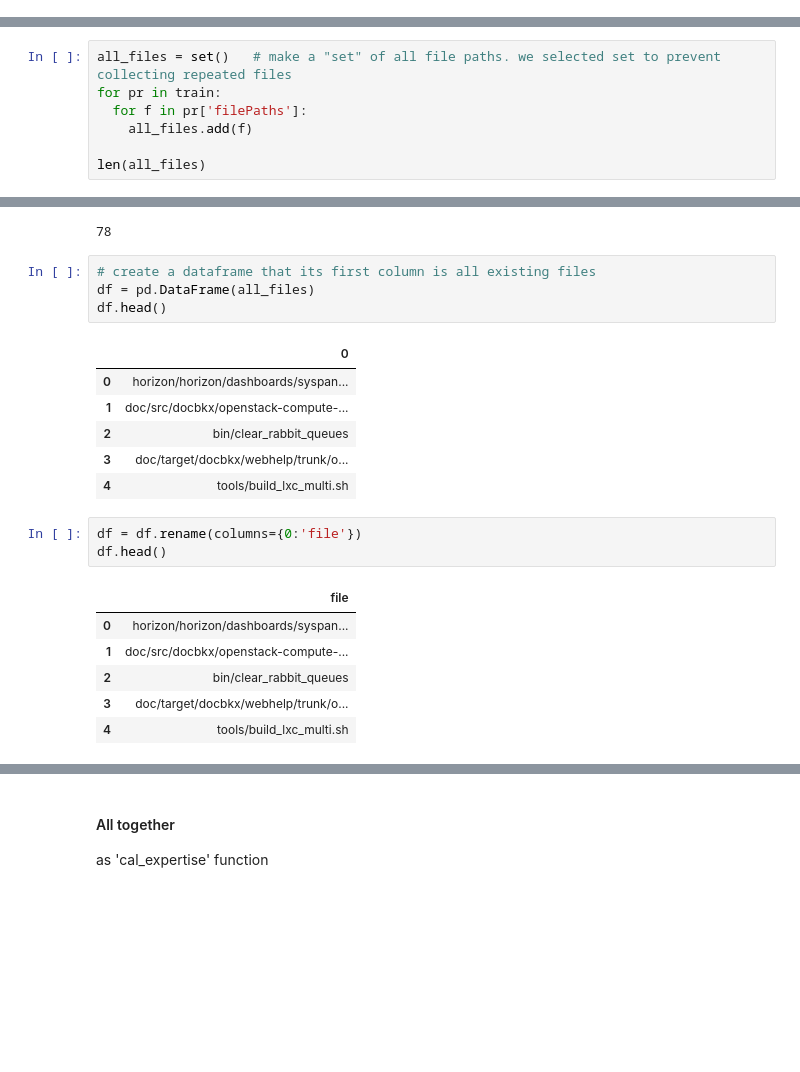
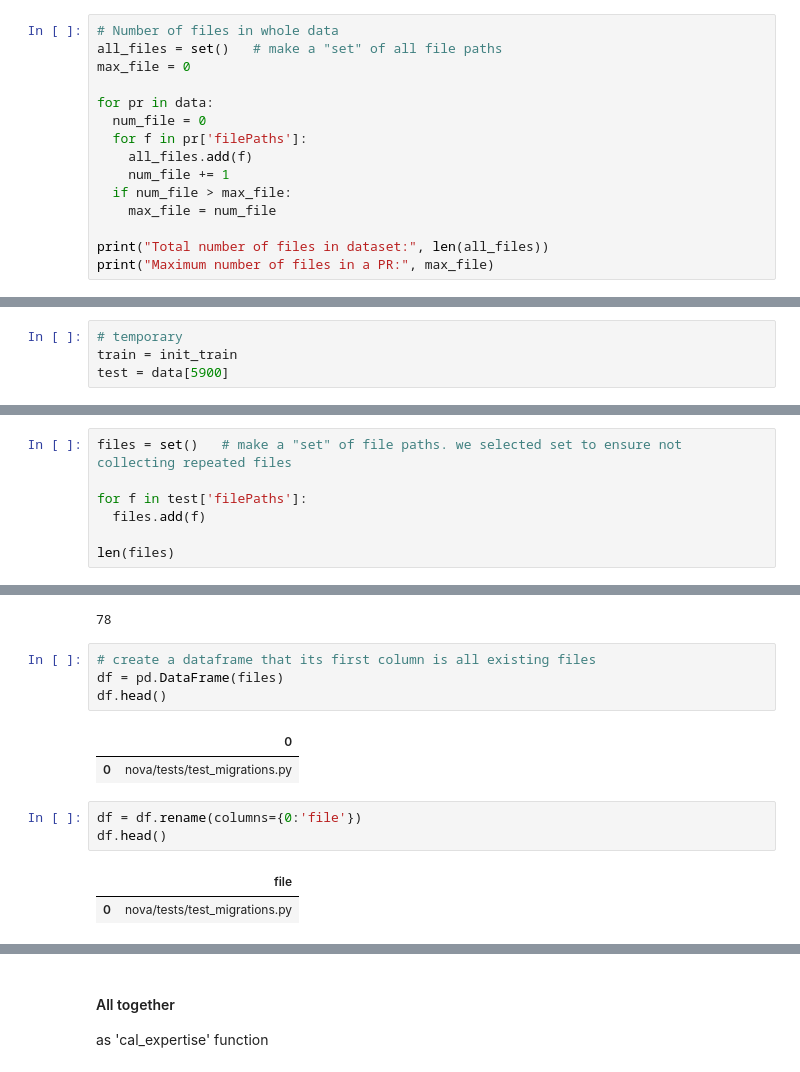
Before and after one commit to shivaZeymaran/Multi-objective-code-reviewer-recommendations, a Jupyter notebook: MyProject.ipynb, the cells around one changed output, grey strips where cells are left out. Saved outputs shown, nothing was run; the diff lists cells and outputs as text; blank space fills up the shorter version.

```diff
--- a/MyProject.ipynb
+++ b/MyProject.ipynb
@@ -241,3 +232,18 @@ data[0]
  'ownerId': '1',
  'reviewersId': ['2'],
  'time': datetime.datetime(2011, 7, 18, 15, 43, 34)}
+# %%
+# Number of files in whole data
+all_files = set()   # make a "set" of all file paths
+max_file = 0
+
+for pr in data:
+  num_file = 0
+  for f in pr['filePaths']:
+    all_files.add(f)
+    num_file += 1
+  if num_file > max_file:
+    max_file = num_file
+
+print("Total number of files in dataset:", len(all_files))
+print("Maximum number of files in a PR:", max_file)
@@ -248,3 +276,7 @@ total_test = data[5900:6545]  # 10% of data will be tested in the whole examinat
 # %% [markdown]
 ## Main components of the approach
 Extract 3 interaction metrices
+# %%
+# temporary
+train = init_train
+test = data[5900]
@@ -253,10 +293,10 @@ Extract 3 interaction metrices
 # %% [markdown]
 #### step by step
 # %%
-all_files = set()   # make a "set" of all file paths. we selected set to prevent collecting repeated files
-for pr in train:
-  for f in pr['filePaths']:
-    all_files.add(f)
+files = set()   # make a "set" of file paths. we selected set to ensure not collecting repeated files
 
-len(all_files)
+for f in test['filePaths']:
+  files.add(f)
+
+len(files)
 # %% [output]
@@ -272,25 +312,17 @@ len(all_reviewers)
 78
 # %%
 # create a dataframe that its first column is all existing files
-df = pd.DataFrame(all_files)
+df = pd.DataFrame(files)
 df.head()
 # %% [output]
 |  | 0 |
-| 0 | horizon/horizon/dashboards/syspan... |
-| 1 | doc/src/docbkx/openstack-compute-... |
-| 2 | bin/clear_rabbit_queues |
-| 3 | doc/target/docbkx/webhelp/trunk/o... |
-| 4 | tools/build_lxc_multi.sh |
+| 0 | nova/tests/test_migrations.py |
 # %%
 df = df.rename(columns={0:'file'})
 df.head()
 # %% [output]
 |  | file |
-| 0 | horizon/horizon/dashboards/syspan... |
-| 1 | doc/src/docbkx/openstack-compute-... |
-| 2 | bin/clear_rabbit_queues |
-| 3 | doc/target/docbkx/webhelp/trunk/o... |
-| 4 | tools/build_lxc_multi.sh |
+| 0 | nova/tests/test_migrations.py |
 # %%
 # add a column of zeros for each existing reviewer to dataframe
 for r in all_reviewers:
```
Also changed, not shown: parts of 40 cells of this notebook.
